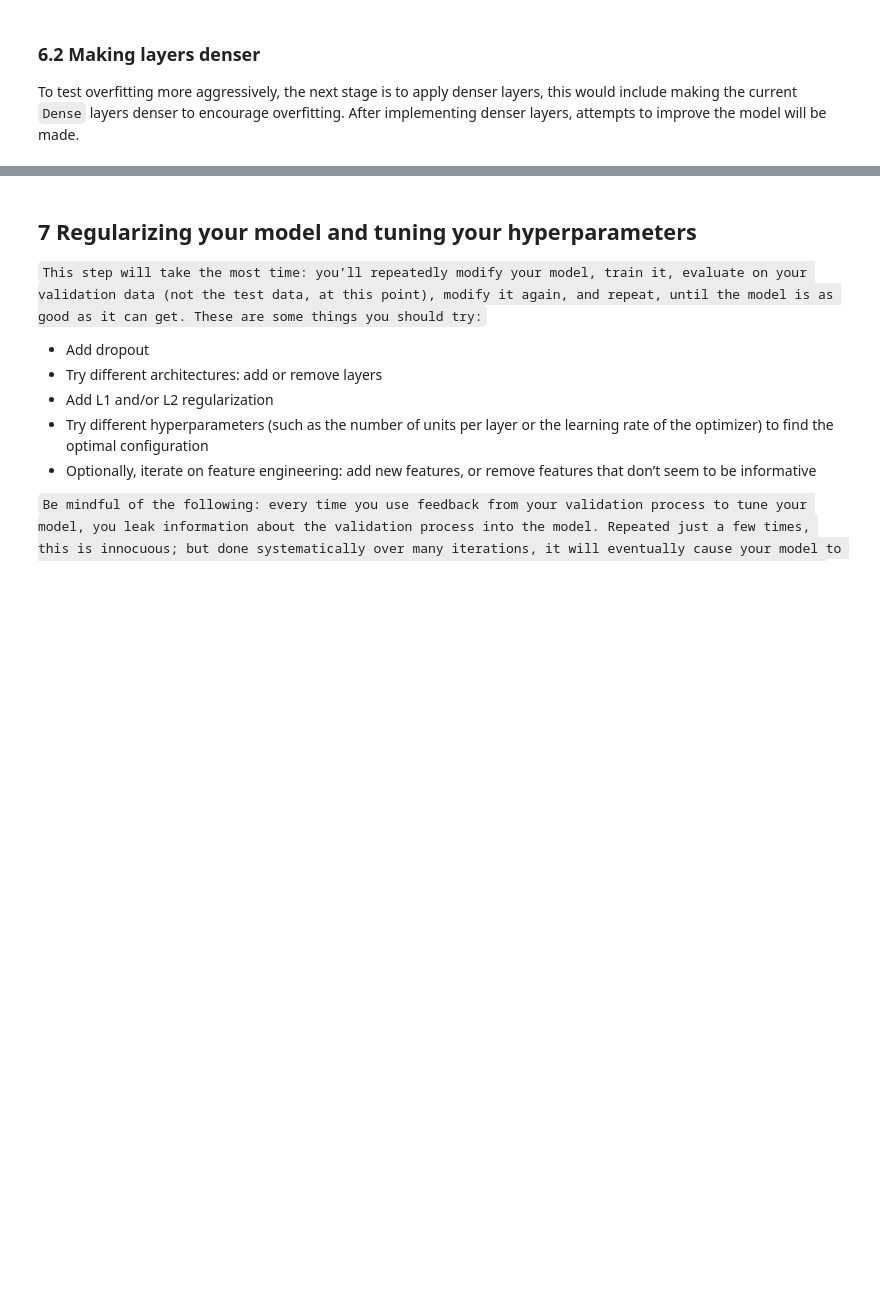
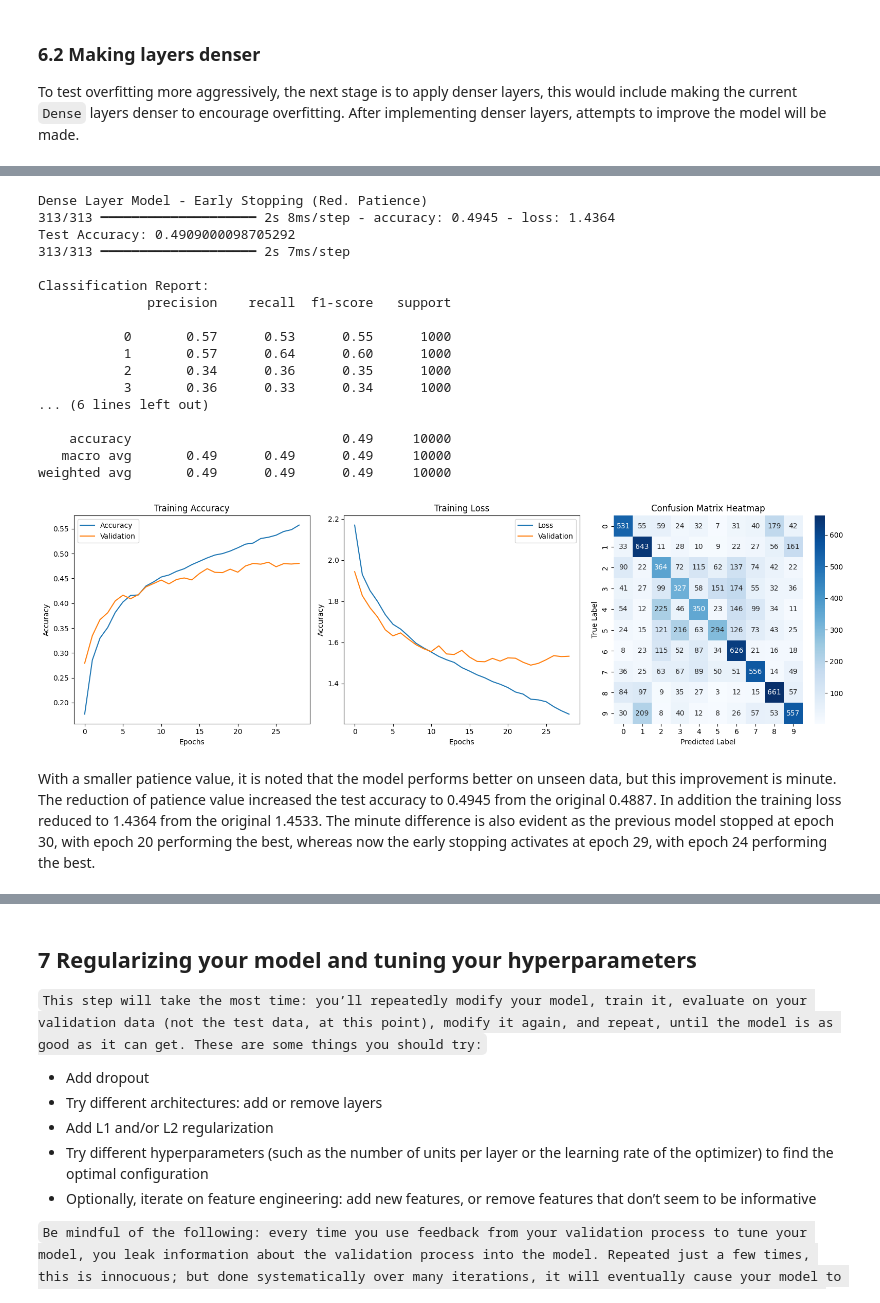
Before and after one commit to nekumonokat/ML_finals_project, a Jupyter notebook: mlnn_finals_project.ipynb, the cells around one changed output, grey strips where cells are left out. Drawn from its saved outputs; the diff is of its cells as text; code cells hidden in the pictures; blank space fills up the shorter version.

```diff
--- a/mlnn_finals_project.ipynb
+++ b/mlnn_finals_project.ipynb
@@ -1100,0 +1314,18 @@ With the reduction of early dropout rates,
+# %%
+early_stopping = EarlyStopping(monitor = "val_loss", patience = 5, restore_best_weights = True, verbose = 1)
+
+model_early_stop2 = models.Sequential([
+    layers.Dense(2048, activation = "relu", input_shape = (32*32*3,)),
+    layers.Dense(1024, activation = "relu"),
+    layers.Dense(512, activation = "relu"),
+    layers.Dropout(0.2),
+    layers.Dense(256, activation = "relu"),
+    layers.Dropout(0.4),
+    layers.Dense(128, activation = "relu"),
+    layers.Dropout(0.6),
+    layers.Dense(10, activation = "softmax") # 10 classes
+])
+
+model_early_stop2.compile( optimizer = Adam(learning_rate = 0.001, decay = 1e-5),
+                           loss = "categorical_crossentropy", metrics = ["accuracy"] )
+history = model_early_stop2.fit(x_train, y_train, epochs = 100, batch_size = 128, validation_split = 0.2, callbacks = [early_stopping])
@@ -1100,0 +1350,24 @@ With the reduction of early dropout rates,
+# %%
+print("Dense Layer Model - Early Stopping (Red. Patience)")
+disp_performance(model_early_stop2, history)
+# %% [output]
+Dense Layer Model - Early Stopping (Red. Patience)
+313/313 ━━━━━━━━━━━━━━━━━━━━ 2s 8ms/step - accuracy: 0.4945 - loss: 1.4364
+Test Accuracy: 0.4909000098705292
+313/313 ━━━━━━━━━━━━━━━━━━━━ 2s 7ms/step
+
+Classification Report:
+              precision    recall  f1-score   support
+
+           0       0.57      0.53      0.55      1000
+           1       0.57      0.64      0.60      1000
+           2       0.34      0.36      0.35      1000
+           3       0.36      0.33      0.34      1000
+... (6 lines left out)
+
+    accuracy                           0.49     10000
+   macro avg       0.49      0.49      0.49     10000
+weighted avg       0.49      0.49      0.49     10000
+[figure, added]
+# %% [markdown]
+With a smaller patience value, it is noted that the model performs better on unseen data, but this improvement is minute. The reduction of patience value increased the test accuracy to 0.4945 from the original 0.4887. In addition the training loss reduced to 1.4364 from the original 1.4533. The minute difference is also evident as the previous model stopped at epoch 30, with epoch 20 performing the best, whereas now the early stopping activates at epoch 29, with epoch 24 performing the best.
```
Also changed, not shown: parts of 22 cells of this notebook.
